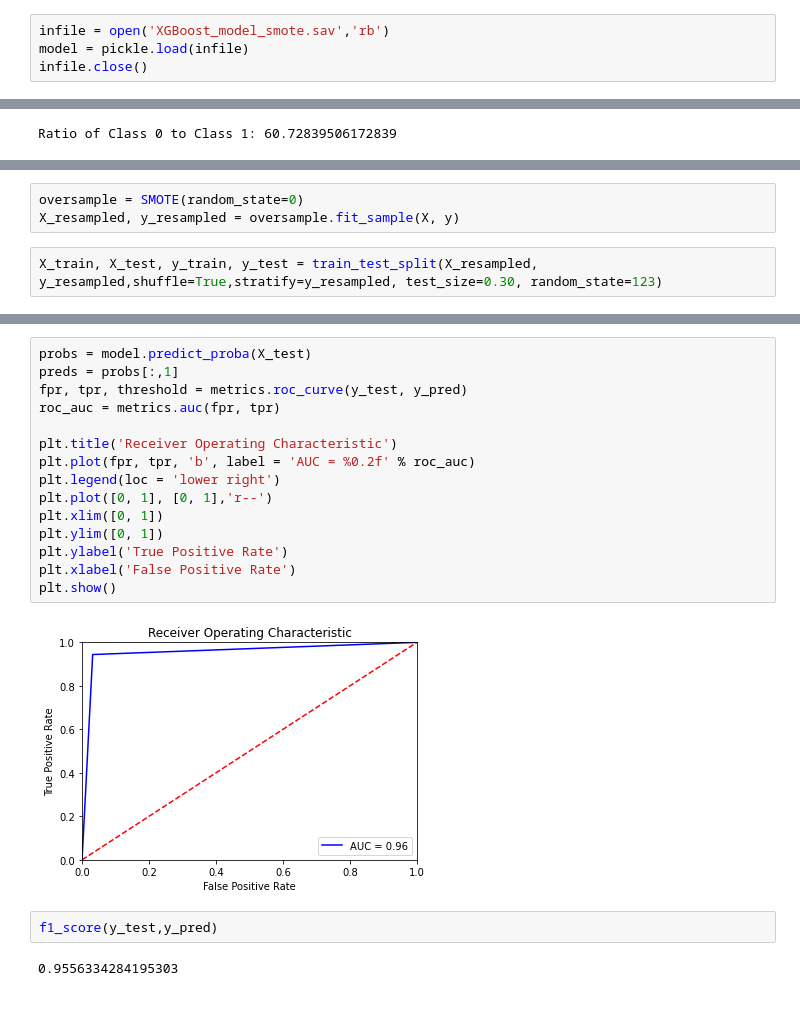
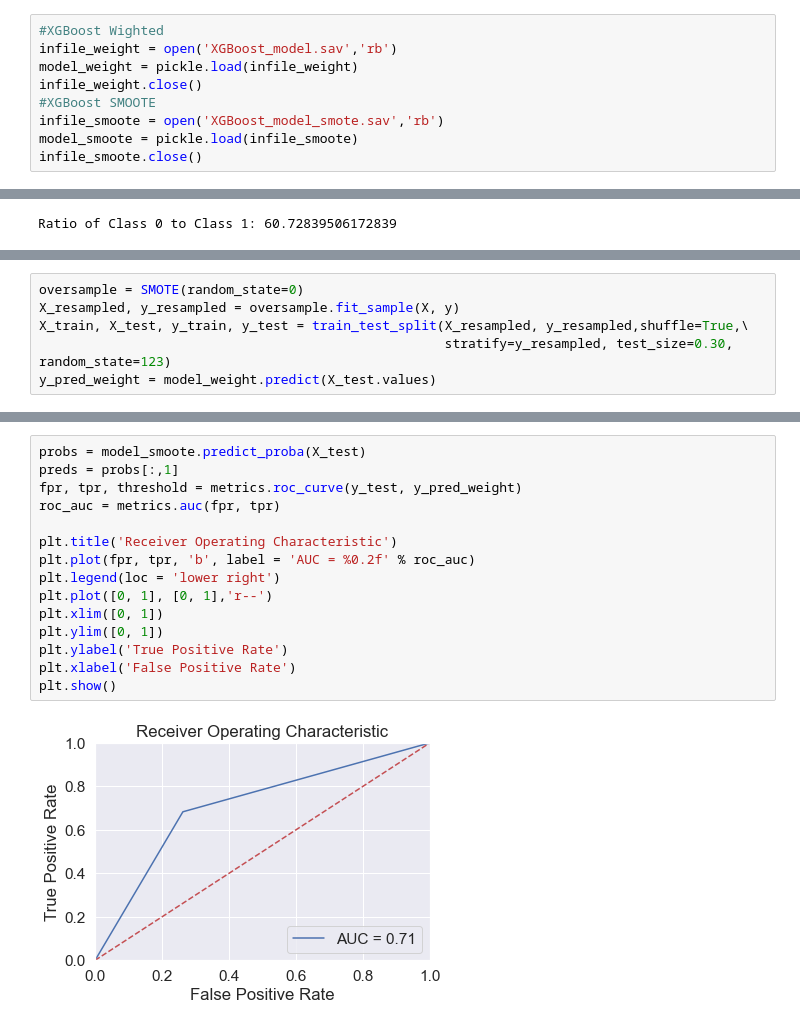
Before and after one commit to bnati5/Mid-term-project, a Jupyter notebook: SMOTE_XGB.ipynb, the cells around one changed output, grey strips where cells are left out. Drawn from its saved outputs; the diff is of its cells as text.

Commit message:
used stratified splitting after using SMOOTE; now the roc_auce score is down to 0.71%

```diff
--- a/SMOTE_XGB.ipynb
+++ b/SMOTE_XGB.ipynb
@@ -19,7 +23,12 @@ from sklearn.metrics import f1_score
-# %%
-infile = open('XGBoost_model_smote.sav','rb')
-model = pickle.load(infile)
-infile.close()
+# %%
+#XGBoost Wighted
+infile_weight = open('XGBoost_model.sav','rb')
+model_weight = pickle.load(infile_weight)
+infile_weight.close()
+#XGBoost SMOOTE
+infile_smoote = open('XGBoost_model_smote.sav','rb')
+model_smoote = pickle.load(infile_smoote)
+infile_smoote.close()
 # %%
 flights = pd.read_csv('data/flights.csv')
 flights = flights[['fl_date','mkt_carrier','origin','dest'
@@ -48,5 +100,6 @@ Ratio of Class 0 to Class 1: 60.72839506172839
 # %%
 oversample = SMOTE(random_state=0)
 X_resampled, y_resampled = oversample.fit_sample(X, y)
+X_train, X_test, y_train, y_test = train_test_split(X_resampled, y_resampled,shuffle=True,\
+                                                    stratify=y_resampled, test_size=0.30, random_state=123)
+y_pred_weight = model_weight.predict(X_test.values)
-# %%
-X_train, X_test, y_train, y_test = train_test_split(X_resampled, y_resampled,shuffle=True,stratify=y_resampled, test_size=0.30, random_state=123)
@@ -91,21 +115,17 @@ roc_auc_score(y_test,y_pred)
 # %%
-probs = model.predict_proba(X_test)
+probs = model_smoote.predict_proba(X_test)
 preds = probs[:,1]
-fpr, tpr, threshold = metrics.roc_curve(y_test, y_pred)
+fpr, tpr, threshold = metrics.roc_curve(y_test, y_pred_weight)
 roc_auc = metrics.auc(fpr, tpr)
 
 plt.title('Receiver Operating Characteristic')
 plt.plot(fpr, tpr, 'b', label = 'AUC = %0.2f' % roc_auc)
 plt.legend(loc = 'lower right')
 plt.plot([0, 1], [0, 1],'r--')
 plt.xlim([0, 1])
 plt.ylim([0, 1])
 plt.ylabel('True Positive Rate')
 plt.xlabel('False Positive Rate')
 plt.show()
 # %% [output]
-[figure, old version]
+[figure, new version]
-# %%
-f1_score(y_test,y_pred)
-# %% [output]
-0.9556334284195303
```
Also changed, not shown: parts of 16 cells of this notebook.
